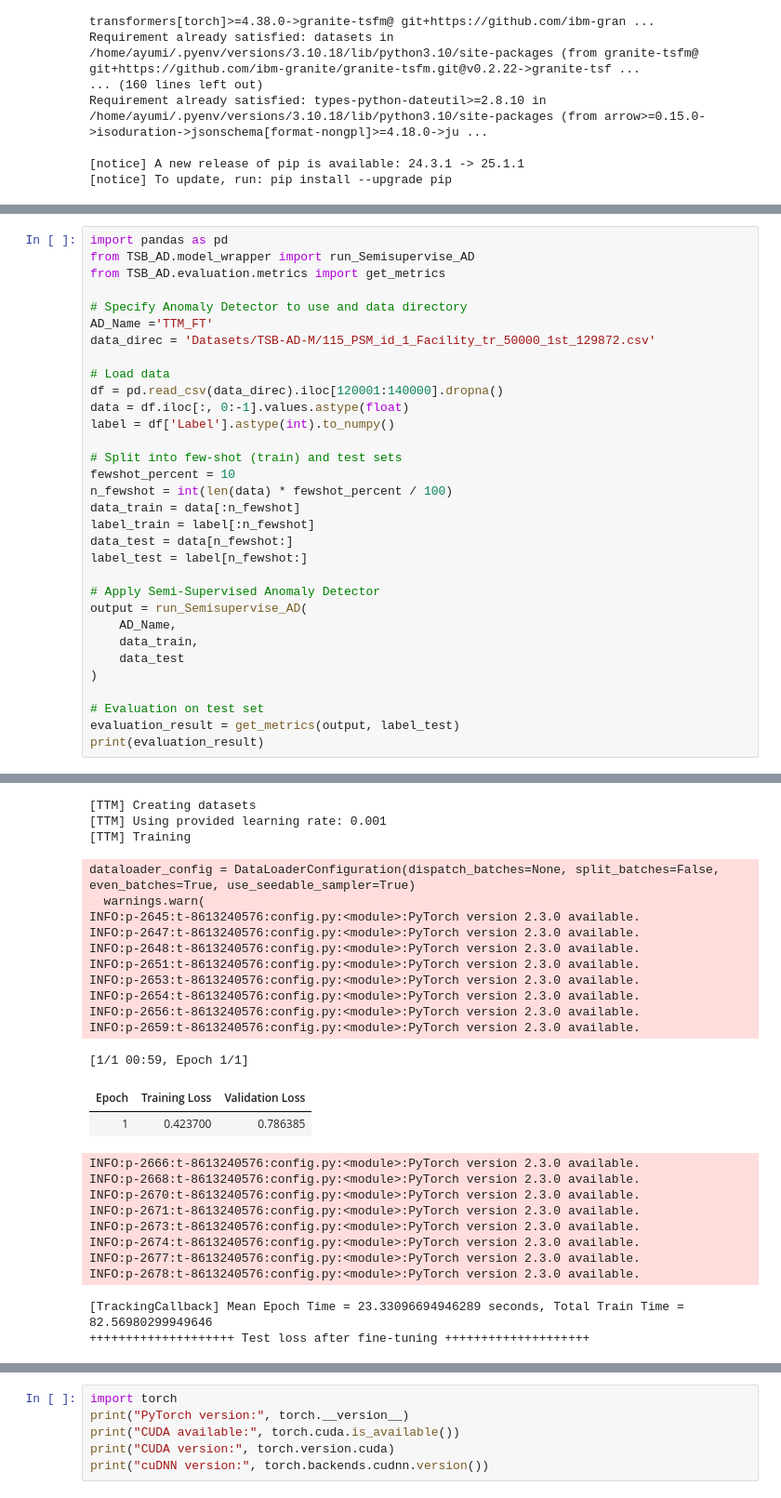
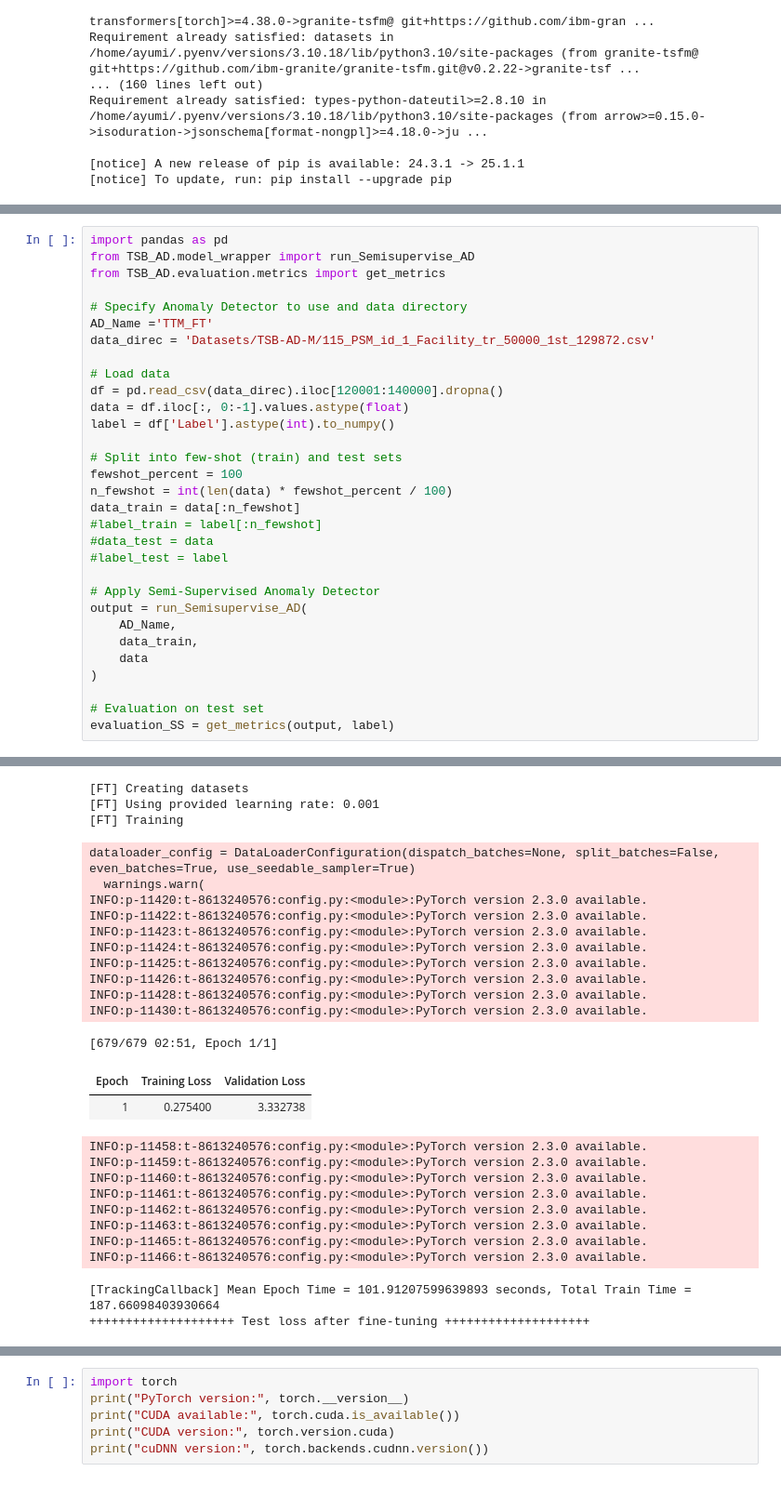
Before and after one commit to TheDatumOrg/TSB-AD, a Jupyter notebook: AD.ipynb, the cells around one changed output, grey strips where cells are left out. Shown at 93% size. Cells and saved outputs as stored; diff of their text form.

Commit message:
Implemented fine tuning with no few shot percent

```diff
--- a/AD.ipynb
+++ b/AD.ipynb
@@ -109,21 +109,20 @@ data = df.iloc[:, 0:-1].values.astype(float)
 label = df['Label'].astype(int).to_numpy()
 
 # Split into few-shot (train) and test sets
-fewshot_percent = 10
+fewshot_percent = 100
 n_fewshot = int(len(data) * fewshot_percent / 100)
 data_train = data[:n_fewshot]
-label_train = label[:n_fewshot]
-data_test = data[n_fewshot:]
-label_test = label[n_fewshot:]
+#label_train = label[:n_fewshot]
+#data_test = data
+#label_test = label
 
 # Apply Semi-Supervised Anomaly Detector
 output = run_Semisupervise_AD(
     AD_Name,
     data_train,
-    data_test
+    data
 )
 
 # Evaluation on test set
-evaluation_result = get_metrics(output, label_test)
-print(evaluation_result)
+evaluation_SS = get_metrics(output, label)
 # %% [output]
@@ -136,26 +135,26 @@ INFO:p-2545:t-8613240576:get_model.py:get_model:[TTM] context_length = 512, pred
-[TTM] Creating datasets
-[TTM] Using provided learning rate: 0.001
-[TTM] Training
+[FT] Creating datasets
+[FT] Using provided learning rate: 0.001
+[FT] Training
 dataloader_config = DataLoaderConfiguration(dispatch_batches=None, split_batches=False, even_batches=True, use_seedable_sampler=True)
   warnings.warn(
-INFO:p-2645:t-8613240576:config.py:<module>:PyTorch version 2.3.0 available.
-INFO:p-2647:t-8613240576:config.py:<module>:PyTorch version 2.3.0 available.
-INFO:p-2648:t-8613240576:config.py:<module>:PyTorch version 2.3.0 available.
-INFO:p-2651:t-8613240576:config.py:<module>:PyTorch version 2.3.0 available.
-INFO:p-2653:t-8613240576:config.py:<module>:PyTorch version 2.3.0 available.
-INFO:p-2654:t-8613240576:config.py:<module>:PyTorch version 2.3.0 available.
-INFO:p-2656:t-8613240576:config.py:<module>:PyTorch version 2.3.0 available.
-INFO:p-2659:t-8613240576:config.py:<module>:PyTorch version 2.3.0 available.
+INFO:p-11420:t-8613240576:config.py:<module>:PyTorch version 2.3.0 available.
+INFO:p-11422:t-8613240576:config.py:<module>:PyTorch version 2.3.0 available.
+INFO:p-11423:t-8613240576:config.py:<module>:PyTorch version 2.3.0 available.
+INFO:p-11424:t-8613240576:config.py:<module>:PyTorch version 2.3.0 available.
+INFO:p-11425:t-8613240576:config.py:<module>:PyTorch version 2.3.0 available.
+INFO:p-11426:t-8613240576:config.py:<module>:PyTorch version 2.3.0 available.
+INFO:p-11428:t-8613240576:config.py:<module>:PyTorch version 2.3.0 available.
+INFO:p-11430:t-8613240576:config.py:<module>:PyTorch version 2.3.0 available.
-[1/1 00:59, Epoch 1/1]
+[679/679 02:51, Epoch 1/1]
 | Epoch | Training Loss | Validation Loss |
-| 1 | 0.423700 | 0.786385 |
+| 1 | 0.275400 | 3.332738 |
-INFO:p-2666:t-8613240576:config.py:<module>:PyTorch version 2.3.0 available.
-INFO:p-2668:t-8613240576:config.py:<module>:PyTorch version 2.3.0 available.
-INFO:p-2670:t-8613240576:config.py:<module>:PyTorch version 2.3.0 available.
-INFO:p-2671:t-8613240576:config.py:<module>:PyTorch version 2.3.0 available.
-INFO:p-2673:t-8613240576:config.py:<module>:PyTorch version 2.3.0 available.
-INFO:p-2674:t-8613240576:config.py:<module>:PyTorch version 2.3.0 available.
-INFO:p-2677:t-8613240576:config.py:<module>:PyTorch version 2.3.0 available.
-INFO:p-2678:t-8613240576:config.py:<module>:PyTorch version 2.3.0 available.
+INFO:p-11458:t-8613240576:config.py:<module>:PyTorch version 2.3.0 available.
+INFO:p-11459:t-8613240576:config.py:<module>:PyTorch version 2.3.0 available.
+INFO:p-11460:t-8613240576:config.py:<module>:PyTorch version 2.3.0 available.
+INFO:p-11461:t-8613240576:config.py:<module>:PyTorch version 2.3.0 available.
+INFO:p-11462:t-8613240576:config.py:<module>:PyTorch version 2.3.0 available.
+INFO:p-11463:t-8613240576:config.py:<module>:PyTorch version 2.3.0 available.
+INFO:p-11465:t-8613240576:config.py:<module>:PyTorch version 2.3.0 available.
+INFO:p-11466:t-8613240576:config.py:<module>:PyTorch version 2.3.0 available.
-[TrackingCallback] Mean Epoch Time = 23.33096694946289 seconds, Total Train Time = 82.56980299949646
+[TrackingCallback] Mean Epoch Time = 101.91207599639893 seconds, Total Train Time = 187.66098403930664
 ++++++++++++++++++++ Test loss after fine-tuning ++++++++++++++++++++
```
Also changed, not shown: parts of 4 cells of this notebook, 1 other file.
